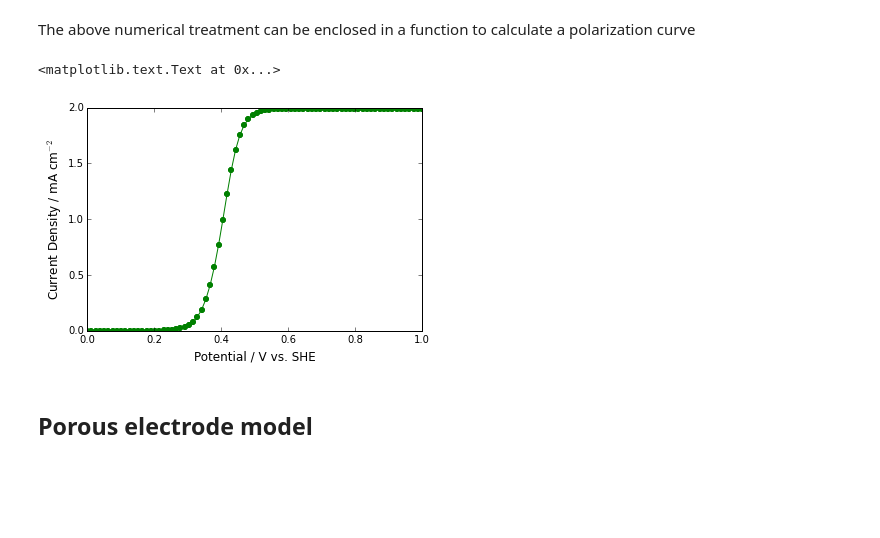
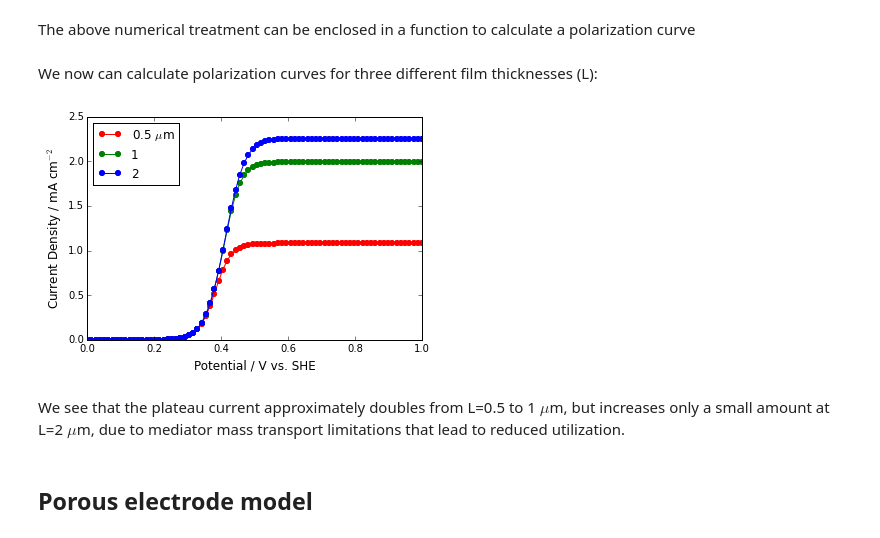
Before and after one commit to scbarton/Interface_GOx_model, a Jupyter notebook: Interface_GOx_model.ipynb, the cells around one changed output. Drawn from its saved outputs; the diff is of its cells as text; code cells hidden in the pictures; blank space fills up the shorter version.

```diff
--- a/Interface_GOx_model.ipynb
+++ b/Interface_GOx_model.ipynb
@@ -144,10 +119,10 @@ The above numerical treatment can be enclosed in a function to calculate a polar
 # %%
 def polcurve(V,ST,L):
 
-    kappa=L*sqrt(vm*kA*ET/DA)
-    eta=(vm*DS*kA*Ks)/(vs*DA*kcat)
-    gamma=(kA*Ao*Ks)/(kcat*ST)
-    mu=(ST/Ks)
+    kappa=L*sqrt(vm*kM*ET/DM)
+    eta=(vm*DS*kM*KS)/(vs*DM*kcat)
+    gamma=(kM*Mtot*KS)/(kcat*ST)
+    mu=(ST/KS)
 
     eps = (n * F * (V-U))/(R*T)    # From the Nernst equation
     ae = 1/(1+exp(-eps))            # Dimensionless potential boundary condition at the electrode surface from the Nernst eqn
@@ -187,24 +162,40 @@ def polcurve(V,ST,L):
                                           function = deq,
                                           boundary_conditions = bc)
 
+    xinit=hstack((0,logspace(-3,0,121)))
+
     solution = scikits.bvp_solver.solve(problem,
-                            solution_guess = (1,0,1,0), trace=1 )
+                            solution_guess = (1,0,1,0),
+                            #initial_mesh = xinit,
+                            max_subintervals = 10000,
+                            trace=0 )
 
     x = linspace(0,1)
     y=solution(x)
-    icd=-n*F/vm*DA*Ao/L*y[1,0]
+    icd=-n*F/vm*DM*Mtot/L*y[1,0]
 
     return icd
+# %% [markdown]
+We now can calculate polarization curves for three different film thicknesses (L):
 # %%
 V=linspace(0,1,80)
+
 pv=vectorize(polcurve)
-icd=pv(V,ST,L)
-plot(V,icd*1000,'-og')
-xlabel('Potential / V vs. SHE')
-ylabel('Current Density / mA cm$^{-2}$')
+icdp5=pv(V,ST,0.5e-4)
+icd1=pv(V,ST,1e-4)
+icd2=pv(V,ST,2e-4)
-# %% [output]
-<matplotlib.text.Text at 0x...>
-[figure, removed]
+# %%
+fp5, = plot(V, icdp5*1000,'-or' )
+f1,  = plot(V, icd1 *1000,'-og' )
+f2,  = plot(V, icd2 *1000,'-ob' )
+xlabel('Potential / V vs. SHE')
+ylabel('Current Density / mA cm$^{-2}$')
+legend([fp5, f1, f2],['0.5 $\mu$m','1','2'],loc=2)
+show()
+# %% [output]
+[figure, added]
+# %% [markdown]
+We see that the plateau current approximately doubles from L=0.5 to 1 $\mu$m, but increases only a small amount at L=2 $\mu$m, due to mediator mass transport limitations that lead to reduced utilization.
 # %% [markdown]
 ## Porous electrode model
 # %% [markdown]
```
Also changed, not shown: parts of 36 cells of this notebook.
